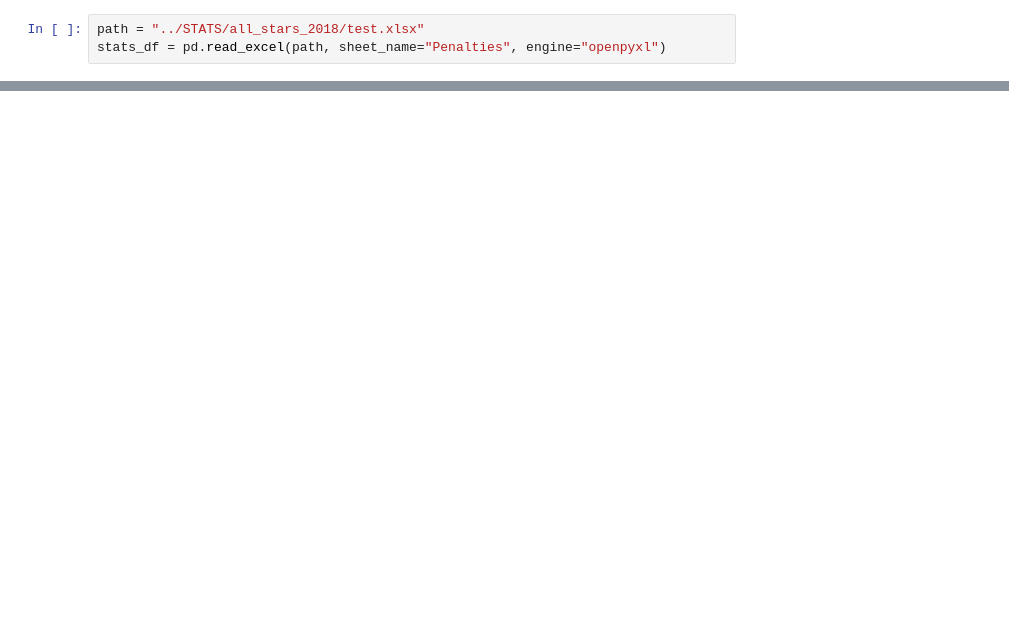
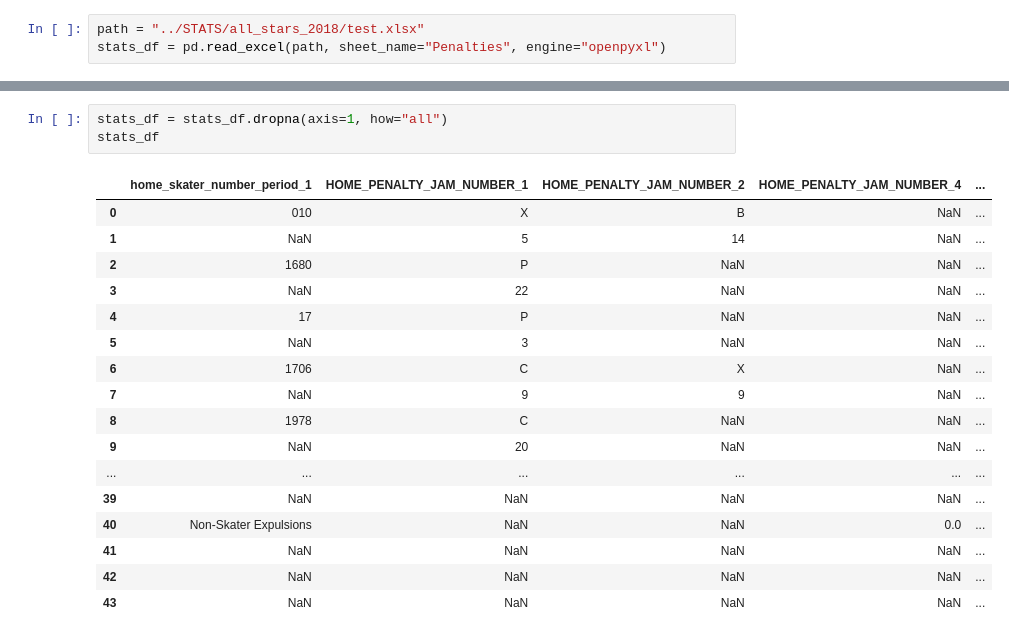
Before and after one commit to Jen-Dean/GGRD_DataBase, a Jupyter notebook: draft_notebooks/draft_penalties.ipynb, the cells around one changed output, grey strips where cells are left out. Drawn from its saved outputs; the diff is of its cells as text; blank space fills up the shorter version.

```diff
--- a/draft_notebooks/draft_penalties.ipynb
+++ b/draft_notebooks/draft_penalties.ipynb
@@ -27,0 +172,21 @@ stats_df
+# %%
+stats_df = stats_df.dropna(axis=1, how="all")
+stats_df
+# %% [output]
+|  | home_skater_number_period_1 | HOME_PENALTY_JAM_NUMBER_1 | HOME_PENALTY_JAM_NUMBER_2 | HOME_PENALTY_JAM_NUMBER_4 | ... |
+| 0 | 010 | X | B | NaN | ... |
+| 1 | NaN | 5 | 14 | NaN | ... |
+| 2 | 1680 | P | NaN | NaN | ... |
+| 3 | NaN | 22 | NaN | NaN | ... |
+| 4 | 17 | P | NaN | NaN | ... |
+| 5 | NaN | 3 | NaN | NaN | ... |
+| 6 | 1706 | C | X | NaN | ... |
+| 7 | NaN | 9 | 9 | NaN | ... |
+| 8 | 1978 | C | NaN | NaN | ... |
+| 9 | NaN | 20 | NaN | NaN | ... |
+| ... | ... | ... | ... | ... | ... |
+| 39 | NaN | NaN | NaN | NaN | ... |
+| 40 | Non-Skater Expulsions | NaN | NaN | 0.0 | ... |
+| 41 | NaN | NaN | NaN | NaN | ... |
+| 42 | NaN | NaN | NaN | NaN | ... |
+| 43 | NaN | NaN | NaN | NaN | ... |
```
Also changed, not shown: parts of 8 cells of this notebook, 1 other file.
